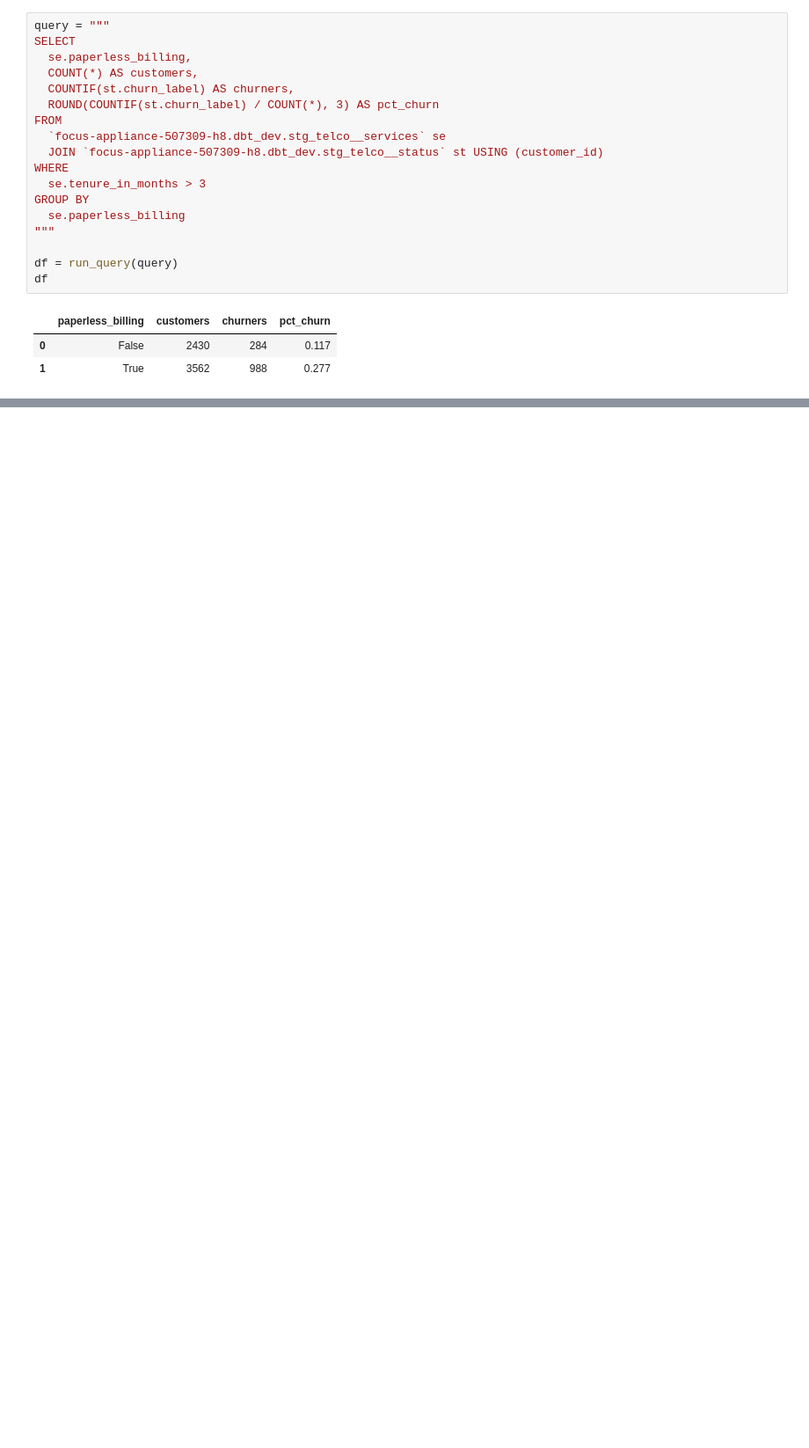
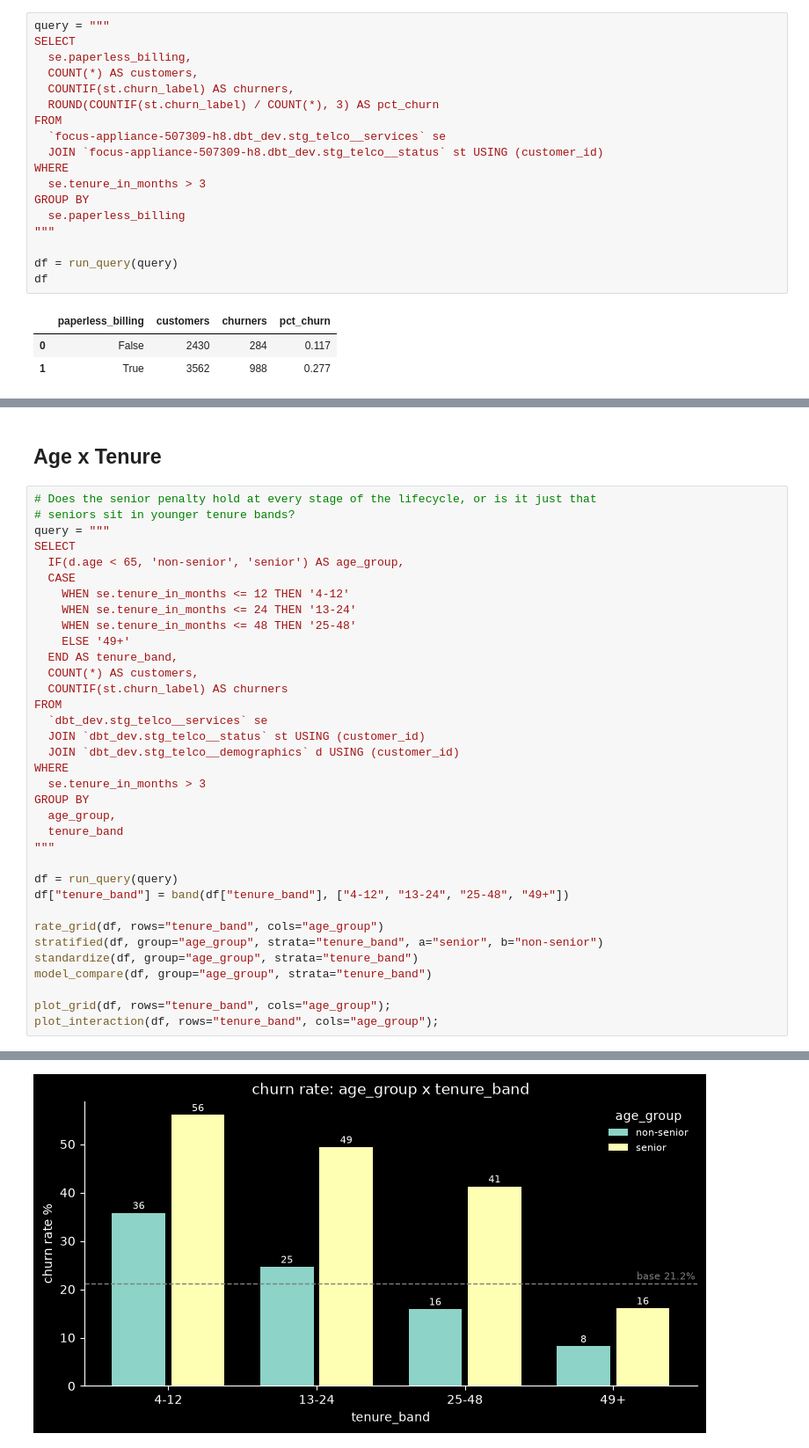
Before and after one commit to aDataMage/connectsphere-churn-bi, a Jupyter notebook: notebooks/Eda.ipynb, the cells around one changed output, grey strips where cells are left out. Shown at 88% size. Drawn from its saved outputs; the diff is of its cells as text; blank space fills up the shorter version.

```diff
--- a/notebooks/Eda.ipynb
+++ b/notebooks/Eda.ipynb
@@ -805,0 +1645,38 @@ df
+# %% [markdown]
+## Age x Tenure
+# %%
+# Does the senior penalty hold at every stage of the lifecycle, or is it just that
+# seniors sit in younger tenure bands?
+query = """
+SELECT
+  IF(d.age < 65, 'non-senior', 'senior') AS age_group,
+  CASE
+    WHEN se.tenure_in_months <= 12 THEN '4-12'
+    WHEN se.tenure_in_months <= 24 THEN '13-24'
+    WHEN se.tenure_in_months <= 48 THEN '25-48'
+    ELSE '49+'
+  END AS tenure_band,
+  COUNT(*) AS customers,
+  COUNTIF(st.churn_label) AS churners
+FROM
+  `dbt_dev.stg_telco__services` se
+  JOIN `dbt_dev.stg_telco__status` st USING (customer_id)
+  JOIN `dbt_dev.stg_telco__demographics` d USING (customer_id)
+WHERE
+  se.tenure_in_months > 3
+GROUP BY
+  age_group,
+  tenure_band
+"""
+
+df = run_query(query)
+df["tenure_band"] = band(df["tenure_band"], ["4-12", "13-24", "25-48", "49+"])
+
+rate_grid(df, rows="tenure_band", cols="age_group")
+stratified(df, group="age_group", strata="tenure_band", a="senior", b="non-senior")
+standardize(df, group="age_group", strata="tenure_band")
+model_compare(df, group="age_group", strata="tenure_band")
+
+plot_grid(df, rows="tenure_band", cols="age_group");
+plot_interaction(df, rows="tenure_band", cols="age_group");
+# %% [output]
@@ -805,0 +1700 @@ df
+[figure, added]
```
Also changed, not shown: parts of 126 cells of this notebook, 19 other files.
